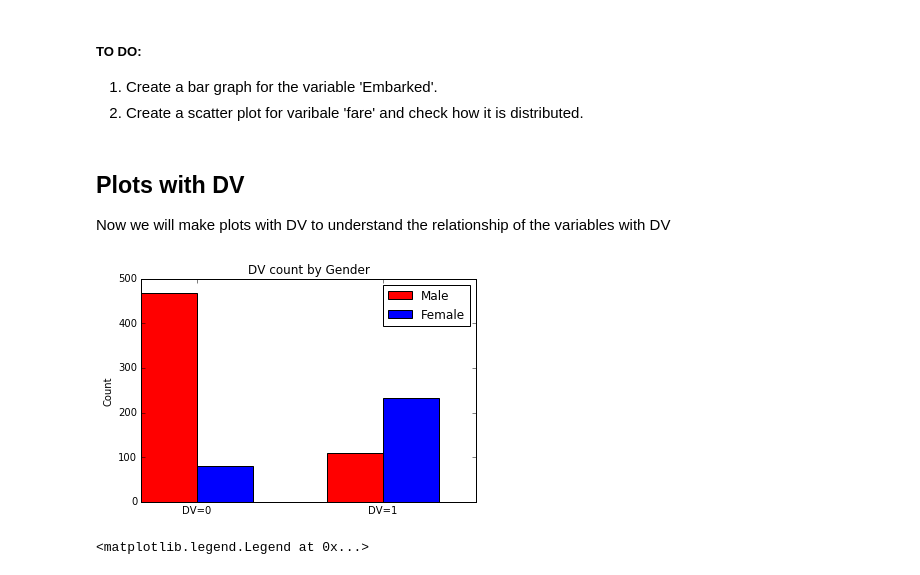
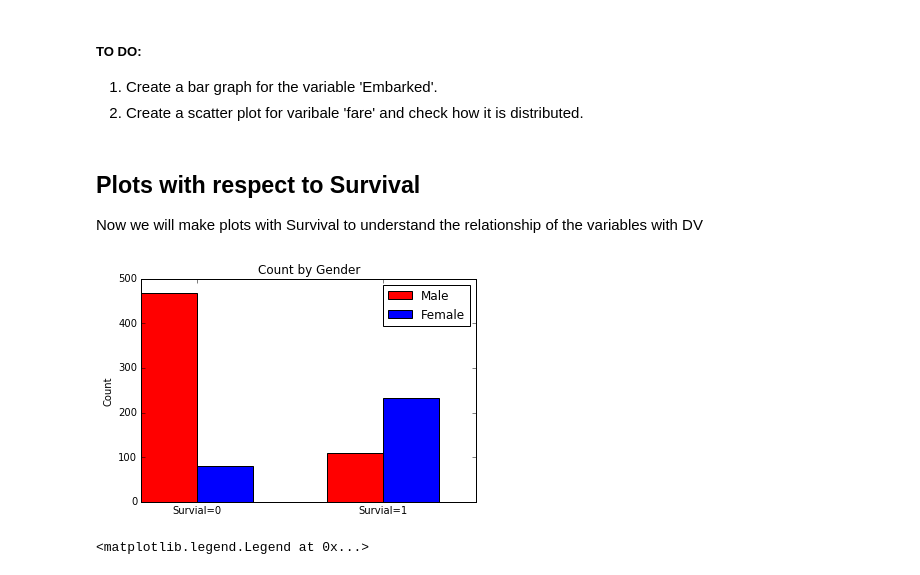
Before and after one commit to prabuml/Chennai_Geek, a Jupyter notebook: Presentation.ipynb, the cells around one changed output. Drawn from its saved outputs; the diff is of its cells as text; code cells hidden in the pictures.

```diff
--- a/Presentation.ipynb
+++ b/Presentation.ipynb
@@ -264,25 +283,25 @@ plt.title("Class Distribution")
 1. Create a bar graph for the variable 'Embarked'.
 2. Create a scatter plot for varibale 'fare' and check how it is distributed.
 # %% [markdown]
-## Plots with DV
-Now we will make plots with DV to understand the relationship of the variables with DV
+## Plots with respect to Survival
+Now we will make plots with Survival to understand the relationship of the variables with DV
 # %%
 train_male = train_df.Survived[train_df.Sex == 'male'].value_counts().sort_index()
 train_female = train_df.Survived[train_df.Sex == 'female'].value_counts().sort_index()
 
 ind = np.arange(2)
 width = 0.3
 fig, ax = plt.subplots()
 male = ax.bar(ind, np.array(train_male), width, color='r')
 female = ax.bar(ind+width, np.array(train_female), width, color='b')
 ax.set_ylabel('Count')
-ax.set_title('DV count by Gender')
+ax.set_title('Count by Gender')
 ax.set_xticks(ind + width)
-ax.set_xticklabels(('DV=0', 'DV=1'))
+ax.set_xticklabels(('Survial=0', 'Survial=1'))
 ax.legend((male[0], female[0]), ('Male', 'Female'))
 plt.show()
 # %% [output]
-[figure, old version]
+[figure, new version]
 # %%
 fig = plt.figure(figsize=(18,4), dpi=1600)
 alpha_level = 0.65
```
Also changed, not shown: parts of 15 cells of this notebook, 1 other file.
